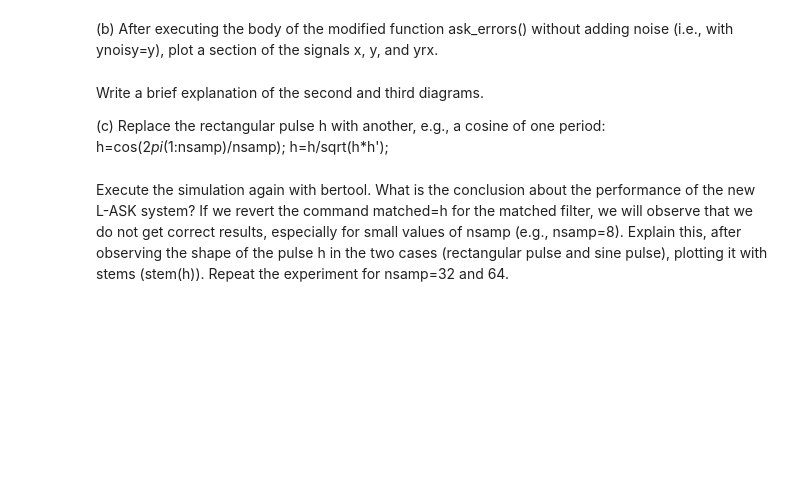
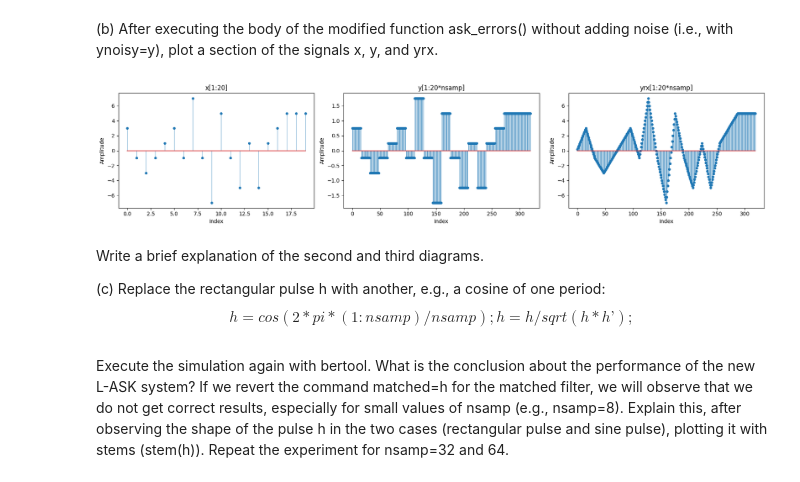
Before and after one commit to ntua-el17840/Interactive-Digital-Communications, a Jupyter notebook: test-book/content/Digcom_Lab3.ipynb, the cells around one changed output. Cells and saved outputs as stored; diff of their text form; code cells hidden in the pictures; blank space fills up the shorter version.

```diff
--- a/test-book/content/Digcom_Lab3.ipynb
+++ b/test-book/content/Digcom_Lab3.ipynb
@@ -541,9 +572,85 @@ end
 (a) Confirm that the modified code produces the same results as Code 3.3.
 # %% [markdown]
 (b) After executing the body of the modified function ask_errors() without adding noise (i.e., with ynoisy=y), plot a section of the signals x, y, and yrx.
+# %%
+import numpy as np
+from scipy.signal import upfirdn, convolve
+
+def ask_errors_modified(k, M, nsamp, add_noise=False):
+    L = 2**k
+    x = 2 * np.floor(L * np.random.rand(M)) - L + 1
+
+    # Create the filter impulse response
+    h = np.ones(nsamp) / np.sqrt(nsamp)
+
+    # Sender side: upsample and then convolve (filter) the signal
+    y = upfirdn(h, x, up=nsamp)
+    y = y[:M * nsamp]  # Cutting the last elements of convolution if any
+
+    # Optionally add noise
+    y_noisy = y
+    if add_noise:
+        SNR_db = 10  # Example SNR value, adjust as necessary
+        SNR_linear = 10 ** (SNR_db / 10)
+        P_x = np.mean(y ** 2)  # Signal power
+        noise_variance = P_x / SNR_linear
+        noise = np.random.normal(0, np.sqrt(noise_variance), len(y))
+        y_noisy = y + noise
+
+    # Receiver side: matched filtering
+    matched = h[::-1]  # Matched filter is a time-reversed version of h
+    yrx = convolve(y_noisy, matched, mode='full')
+    yrx = yrx[:M * nsamp]  # Adjust length to match y
+
+    # Returning slices for visualization
+    return x[:20], y[:20*nsamp], yrx[:20*nsamp]
+
+
+import matplotlib.pyplot as plt
+
+# Get the signal parts
+x_part, y_part, yrx_part = ask_errors_modified(k, M, nsamp, add_noise=False)
+
+# Create a figure and a set of subplots
+fig, axs = plt.subplots(1, 3, figsize=(18, 4))
+
+# Plot x
+markerline, stemlines, baseline = axs[0].stem(x_part)
+plt.setp(stemlines, 'linewidth', 0.5)  # Set the stem lines' width
+plt.setp(markerline, 'markersize', 4)  # Set the marker size
+axs[0].set_title('x[1:20]')
+axs[0].set_xlabel('Index')
+axs[0].set_ylabel('Amplitude')
+
+# Plot y
+markerline, stemlines, baseline = axs[1].stem(y_part)
+plt.setp(stemlines, 'linewidth', 0.5)  # Set the stem lines' width
+plt.setp(markerline, 'markersize', 4)  # Set the marker size
+axs[1].set_title('y[1:20*nsamp]')
+axs[1].set_xlabel('Index')
+axs[1].set_ylabel('Amplitude')
+
+# Plot yrx
+markerline, stemlines, baseline = axs[2].stem(yrx_part)
+plt.setp(stemlines, 'linewidth', 0.5)  # Set the stem lines' width
+plt.setp(markerline, 'markersize', 4)  # Set the marker size
+axs[2].set_title('yrx[1:20*nsamp]')
+axs[2].set_xlabel('Index')
+axs[2].set_ylabel('Amplitude')
+
+# Adjust layout to prevent overlap
+plt.tight_layout()
+
+# Show the plot
+plt.show()
+# %% [output]
+[figure, added]
 # %% [markdown]
 Write a brief explanation of the second and third diagrams.
 
-(c) Replace the rectangular pulse h with another, e.g., a cosine of one period: h=cos(2*pi*(1:nsamp)/nsamp); h=h/sqrt(h*h');
+(c) Replace the rectangular pulse h with another, e.g., a cosine of one period:
+$$
+h=cos(2*pi*(1:nsamp)/nsamp); h=h/sqrt(h*h’);
+$$
 # %% [markdown]
 Execute the simulation again with bertool. What is the conclusion about the performance of the new L-ASK system? If we revert the command matched=h for the matched filter, we will observe that we do not get correct results, especially for small values of nsamp (e.g., nsamp=8). Explain this, after observing the shape of the pulse h in the two cases (rectangular pulse and sine pulse), plotting it with stems (stem(h)). Repeat the experiment for nsamp=32 and 64.
```
Also changed, not shown: parts of 11 cells of this notebook, 2 other files.
